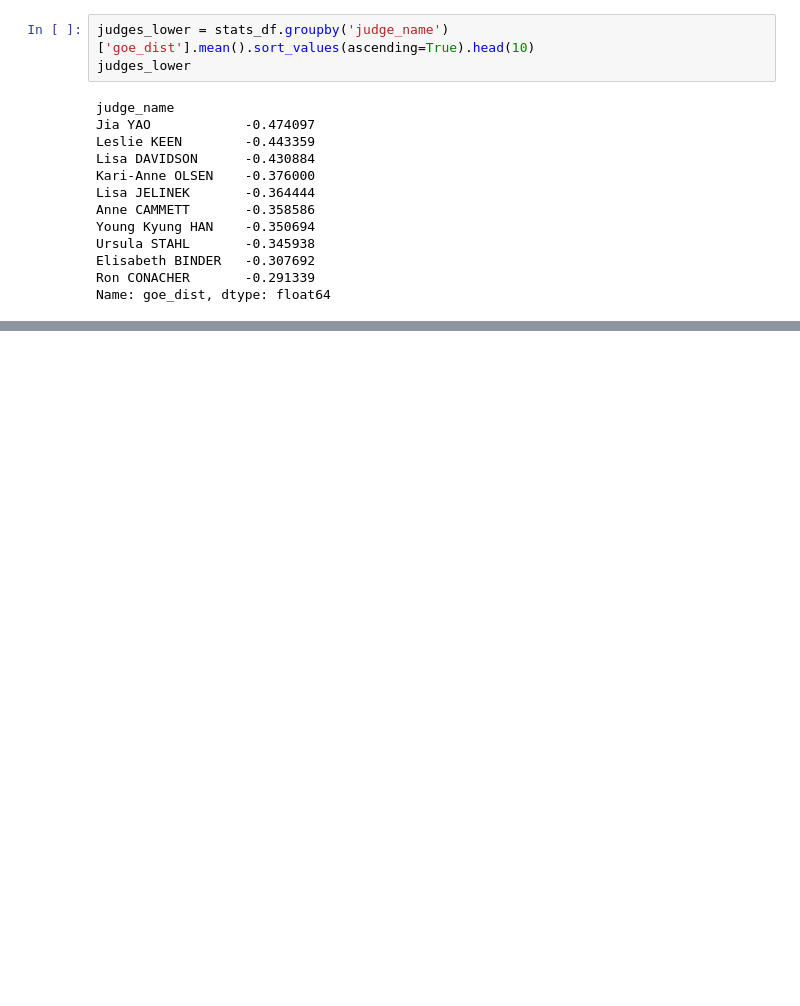
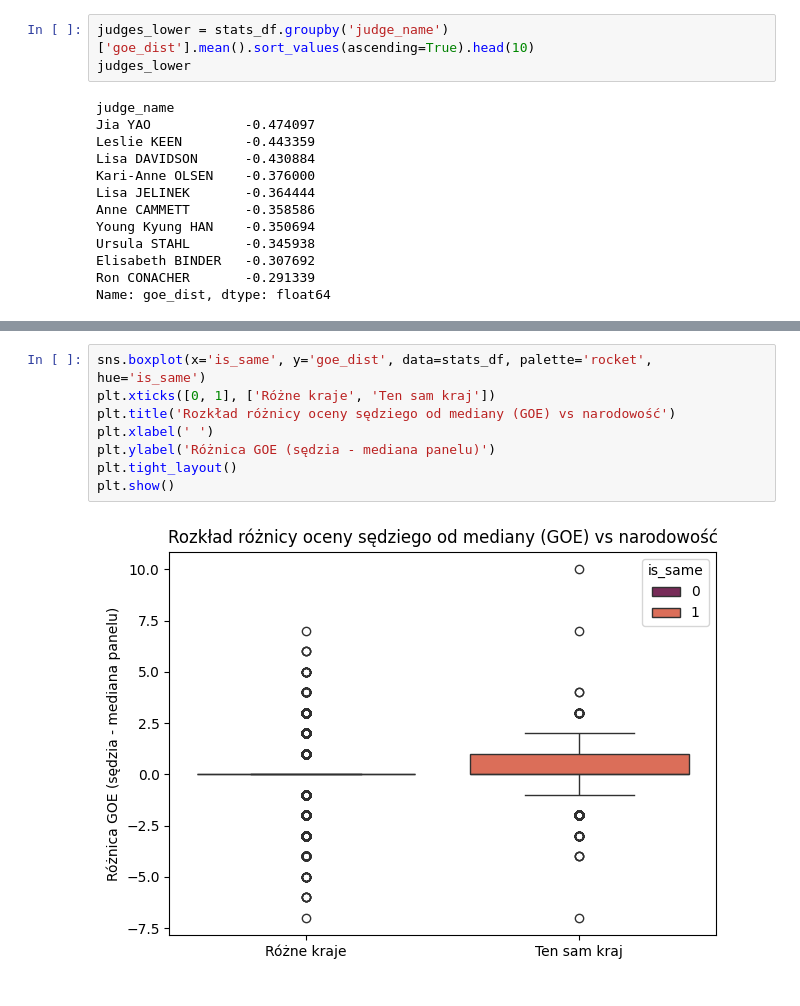
Before and after one commit to ann-e888/Skating_EDA, a Jupyter notebook: notebooks/anomailies.ipynb, the cells around one changed output, grey strips where cells are left out. Cells and saved outputs as stored; diff of their text form; blank space fills up the shorter version.

```diff
--- a/notebooks/anomailies.ipynb
+++ b/notebooks/anomailies.ipynb
@@ -86,0 +79,10 @@ plt.show()
+# %%
+sns.boxplot(x='is_same', y='goe_dist', data=stats_df, palette='rocket', hue='is_same')
+plt.xticks([0, 1], ['Różne kraje', 'Ten sam kraj'])
+plt.title('Rozkład różnicy oceny sędziego od mediany (GOE) vs narodowość')
+plt.xlabel(' ')
+plt.ylabel('Różnica GOE (sędzia - mediana panelu)')
+plt.tight_layout()
+plt.show()
+# %% [output]
+[figure, added]
```
Also changed, not shown: parts of 6 cells of this notebook.
